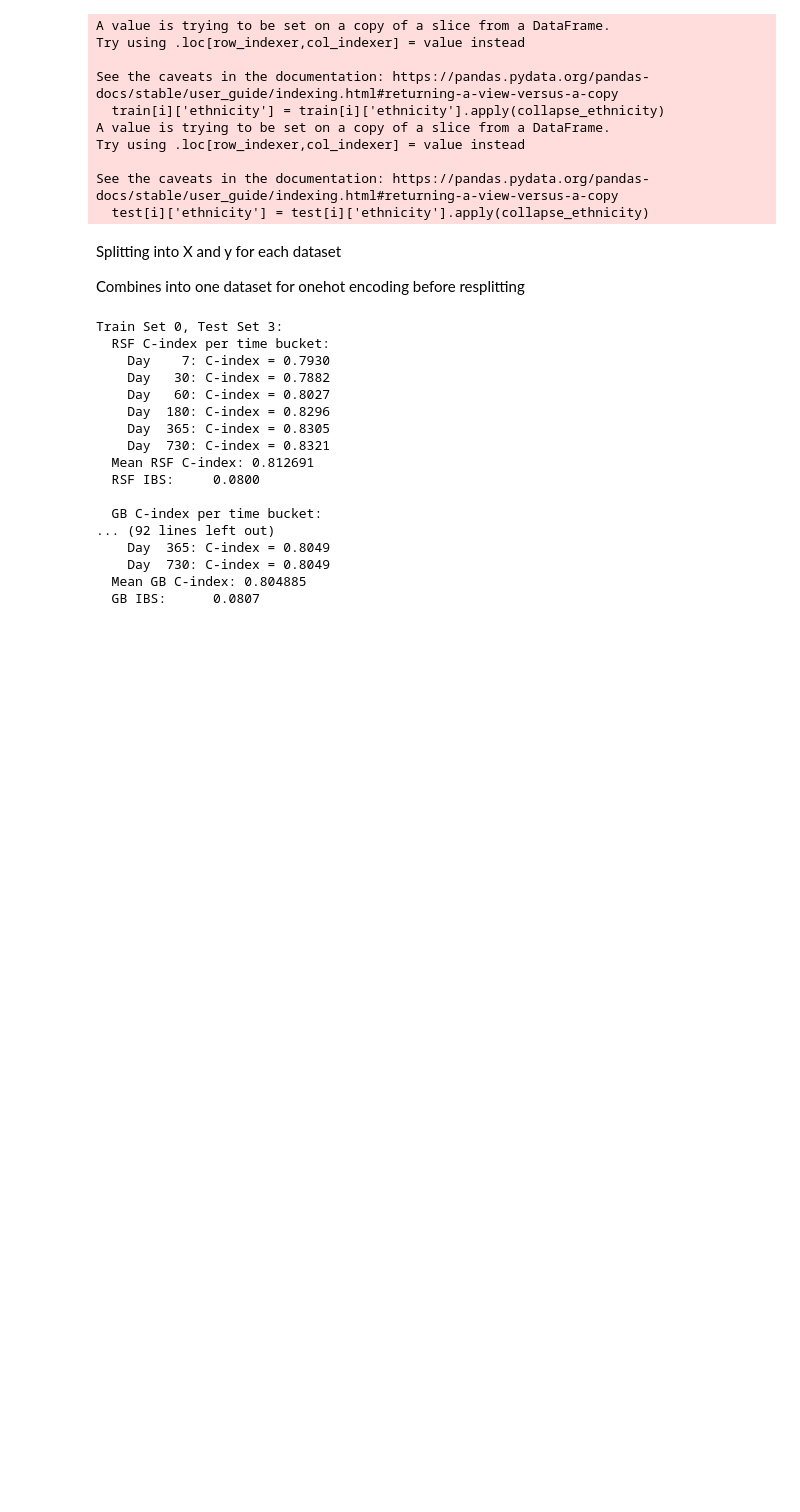
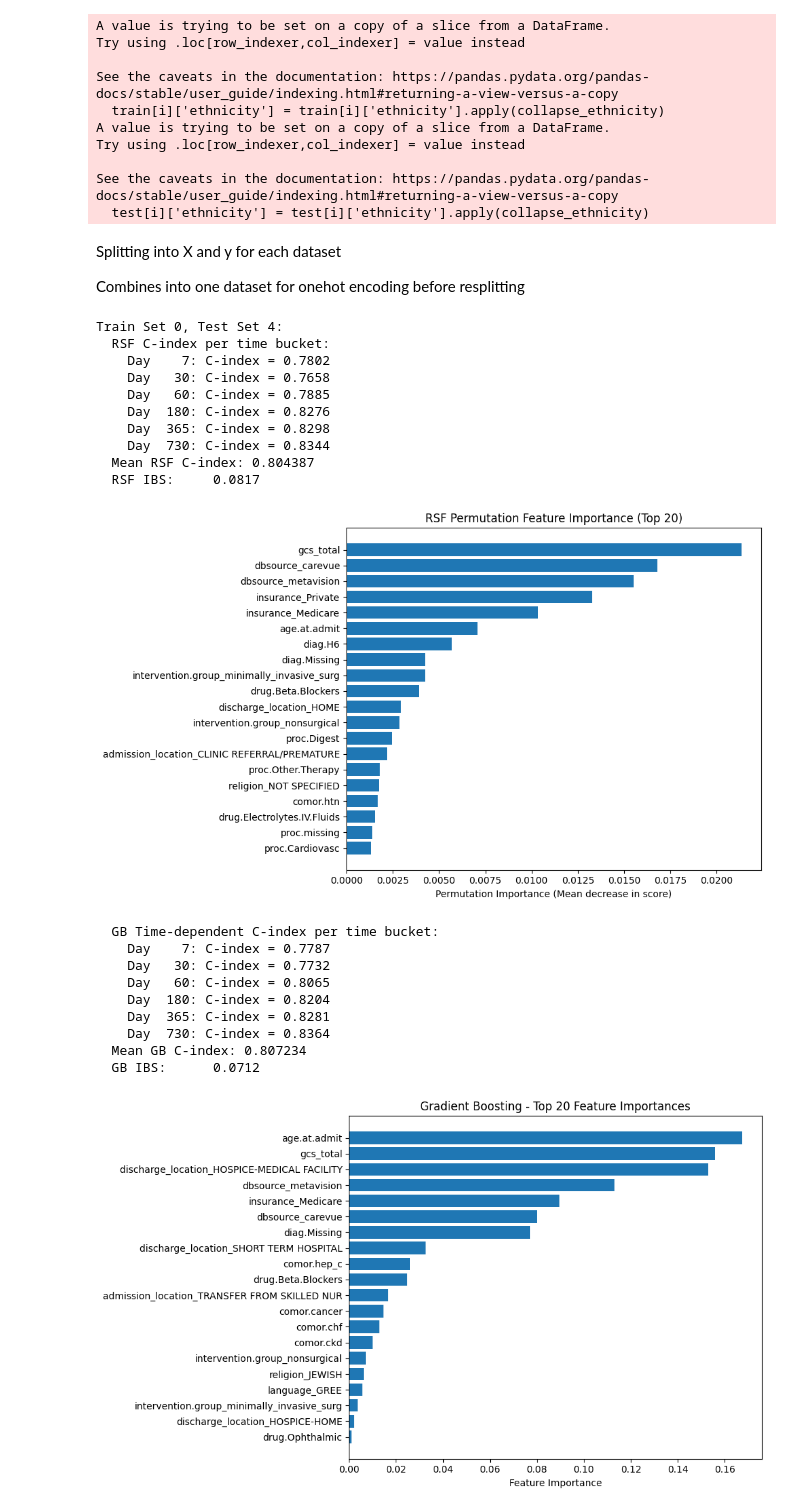
Before and after one commit to abrownjosh/mimic-survival-causal, a Jupyter notebook: Survival Analysis/CrossValidation.ipynb, the cells around one changed output. Cells and saved outputs as stored; diff of their text form; code cells hidden in the pictures; blank space fills up the shorter version.

Commit message:
hyparam opt + gb fixed, some avgs left to get

```diff
--- a/Survival Analysis/CrossValidation.ipynb
+++ b/Survival Analysis/CrossValidation.ipynb
@@ -211,29 +234,41 @@ def run_gb(X_train_set, y_train_set, X_test_set, y_test_set, plot_fp=False):
 # %%
 indices = [0, 1, 2, 3, 4]
 random.shuffle(indices)
 
+c_rsf, c_gb, ibs_rsf, ibs_gb = [], [], [], []
 for i, j in enumerate(indices):
     print(f"Train Set {i}, Test Set {j}:")
-    run_rsf(X_train[i], y_train[i], X_test[j], y_test[j])
+    c_rsf_ind, ibs_rsf_ind = run_rsf(X_train[i], y_train[i], X_test[j], y_test[j], plot_fp = True)
+    c_rsf.append(c_rsf_ind)
+    ibs_rsf.append(ibs_rsf_ind)
     print()
-    run_gb(X_train[i], y_train[i], X_test[j], y_test[j])
+    c_gb_ind, ibs_gb_ind = run_gb(X_train[i], y_train[i], X_test[j], y_test[j], plot_fp = True)
+    c_gb.append(c_gb_ind)
+    ibs_gb.append(ibs_gb_ind)
     print()
     print()
+
+print(f"Average C-Index | IBS for the RSF Model: {sum(c_rsf) / len(c_rsf):.4f} | {sum(ibs_rsf) / len(ibs_rsf):.4f}")
+print(f"Average C-Index | IBS for the GB Model: {sum(c_gb) / len(c_gb):.4f} | {sum(ibs_gb) / len(ibs_gb):.4f}")
 # %% [output]
-Train Set 0, Test Set 3:
+Train Set 0, Test Set 4:
   RSF C-index per time bucket:
-    Day    7: C-index = 0.7930
-    Day   30: C-index = 0.7882
-    Day   60: C-index = 0.8027
-    Day  180: C-index = 0.8296
-    Day  365: C-index = 0.8305
-    Day  730: C-index = 0.8321
-  Mean RSF C-index: 0.812691
-  RSF IBS:     0.0800
-
-  GB C-index per time bucket:
-... (92 lines left out)
-    Day  365: C-index = 0.8049
-    Day  730: C-index = 0.8049
-  Mean GB C-index: 0.804885
-  GB IBS:      0.0807
+    Day    7: C-index = 0.7802
+    Day   30: C-index = 0.7658
+    Day   60: C-index = 0.7885
+    Day  180: C-index = 0.8276
+    Day  365: C-index = 0.8298
+    Day  730: C-index = 0.8344
+  Mean RSF C-index: 0.804387
+  RSF IBS:     0.0817
+[figure, added]
+  GB Time-dependent C-index per time bucket:
+    Day    7: C-index = 0.7787
+    Day   30: C-index = 0.7732
+    Day   60: C-index = 0.8065
+    Day  180: C-index = 0.8204
+    Day  365: C-index = 0.8281
+    Day  730: C-index = 0.8364
+  Mean GB C-index: 0.807234
+  GB IBS:      0.0712
+[figure, added]
```
Also changed, not shown: parts of 11 cells of this notebook.
